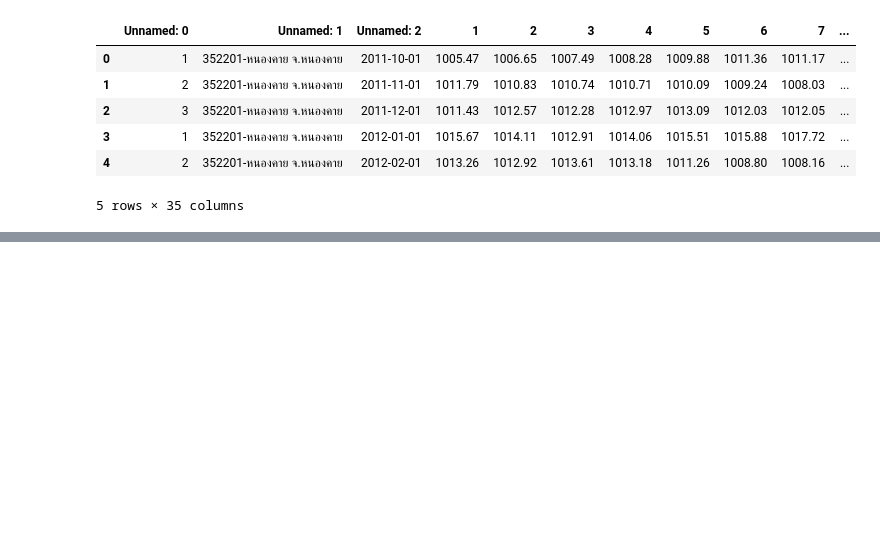
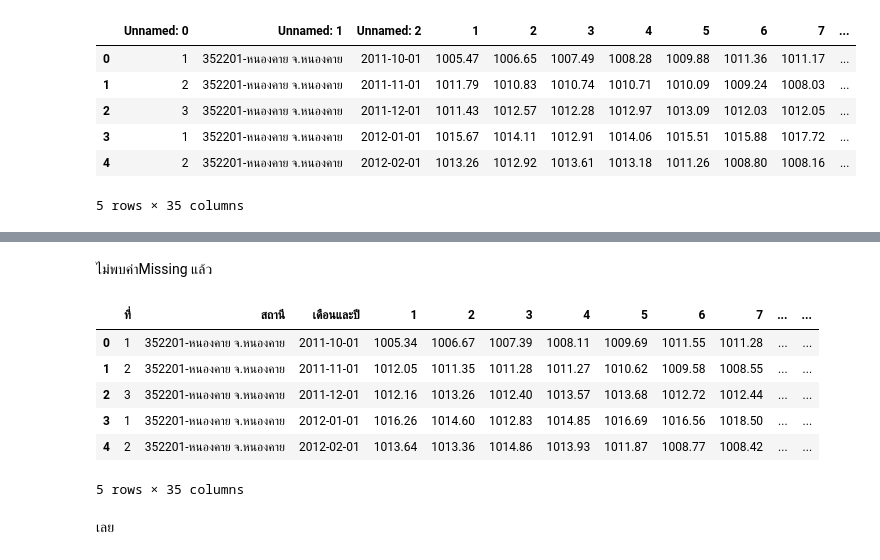
Before and after one commit to Piyaphat23/BSC_DPDM23, a Jupyter notebook: midterm_bscdpdm23.ipynb, the cells around one changed output, grey strips where cells are left out. Drawn from its saved outputs; the diff is of its cells as text; code cells hidden in the pictures; blank space fills up the shorter version.

```diff
--- a/midterm_bscdpdm23.ipynb
+++ b/midterm_bscdpdm23.ipynb
@@ -72,0 +125,2 @@ atmos_Loei = atmos_Loei.rename(columns=column_name)
+# %%
+atmos_NK = atmos_NK.replace('-',np.NaN)
@@ -72,0 +307,14 @@ atmos_Loei = atmos_Loei.rename(columns=column_name)
+# %% [markdown]
+ไม่พบค่าMissing แล้ว
+# %%
+atmos_NK.head()
+# %% [output]
+|  | ที่ | สถานี | เดือนและปี | 1 | 2 | 3 | 4 | 5 | 6 | 7 | ... | ... |
+| 0 | 1 | 352201-หนองคาย จ.หนองคาย | 2011-10-01 | 1005.34 | 1006.67 | 1007.39 | 1008.11 | 1009.69 | 1011.55 | 1011.28 | ... | ... |
+| 1 | 2 | 352201-หนองคาย จ.หนองคาย | 2011-11-01 | 1012.05 | 1011.35 | 1011.28 | 1011.27 | 1010.62 | 1009.58 | 1008.55 | ... | ... |
+| 2 | 3 | 352201-หนองคาย จ.หนองคาย | 2011-12-01 | 1012.16 | 1013.26 | 1012.40 | 1013.57 | 1013.68 | 1012.72 | 1012.44 | ... | ... |
+| 3 | 1 | 352201-หนองคาย จ.หนองคาย | 2012-01-01 | 1016.26 | 1014.60 | 1012.83 | 1014.85 | 1016.69 | 1016.56 | 1018.50 | ... | ... |
+| 4 | 2 | 352201-หนองคาย จ.หนองคาย | 2012-02-01 | 1013.64 | 1013.36 | 1014.86 | 1013.93 | 1011.87 | 1008.77 | 1008.42 | ... | ... |
+5 rows × 35 columns
+# %% [markdown]
+เลย
```
Also changed, not shown: parts of 55 cells of this notebook.
